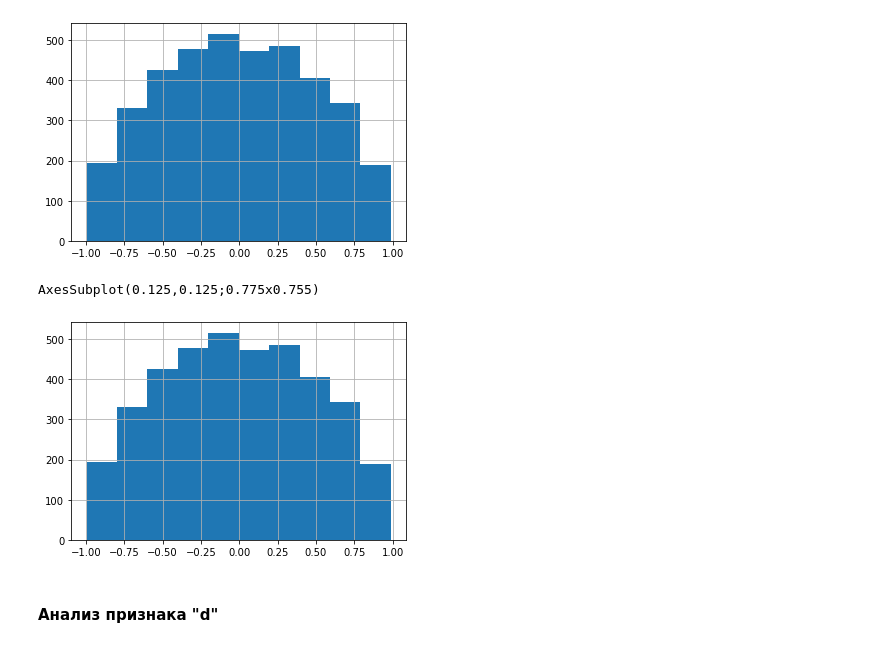
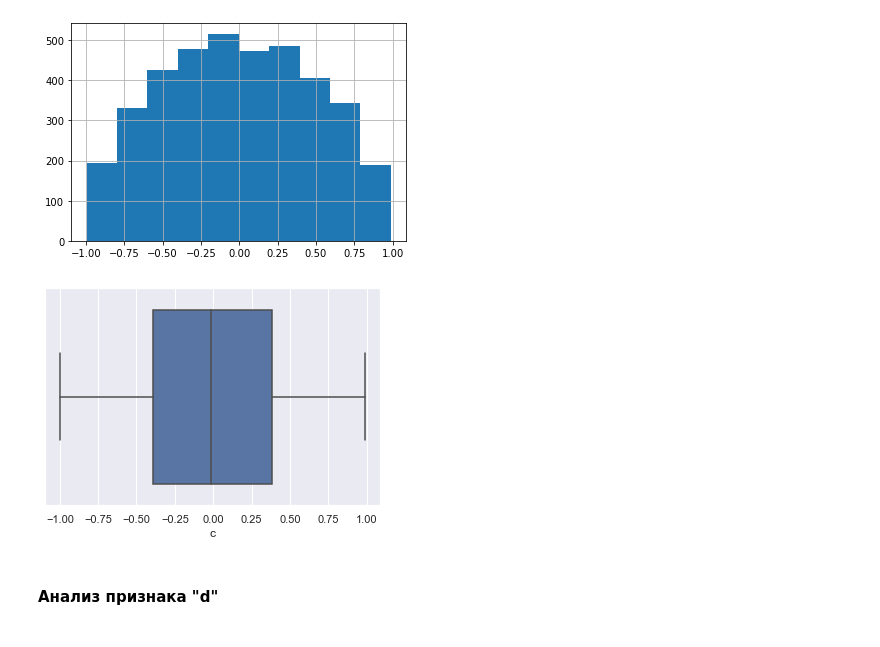
Before and after one commit to KseniiaKolesnichenko/test_intro, a Jupyter notebook: Колесниченко Ксения, задание 5.ipynb, the cells around one changed output. Drawn from its saved outputs; the diff is of its cells as text; code cells hidden in the pictures.

```diff
--- a/Колесниченко Ксения, задание 5.ipynb
+++ b/Колесниченко Ксения, задание 5.ipynb
@@ -165,10 +165,9 @@ data.c.hist();
 # %% [output]
 [figure]
 # %%
-print(data.c.hist())
+sns.boxplot(data['c']);
 # %% [output]
-AxesSubplot(0.125,0.125;0.775x0.755)
-[figure, old version]
+[figure, new version]
 # %% [markdown]
 #### Анализ признака "d"
 # %%
```
